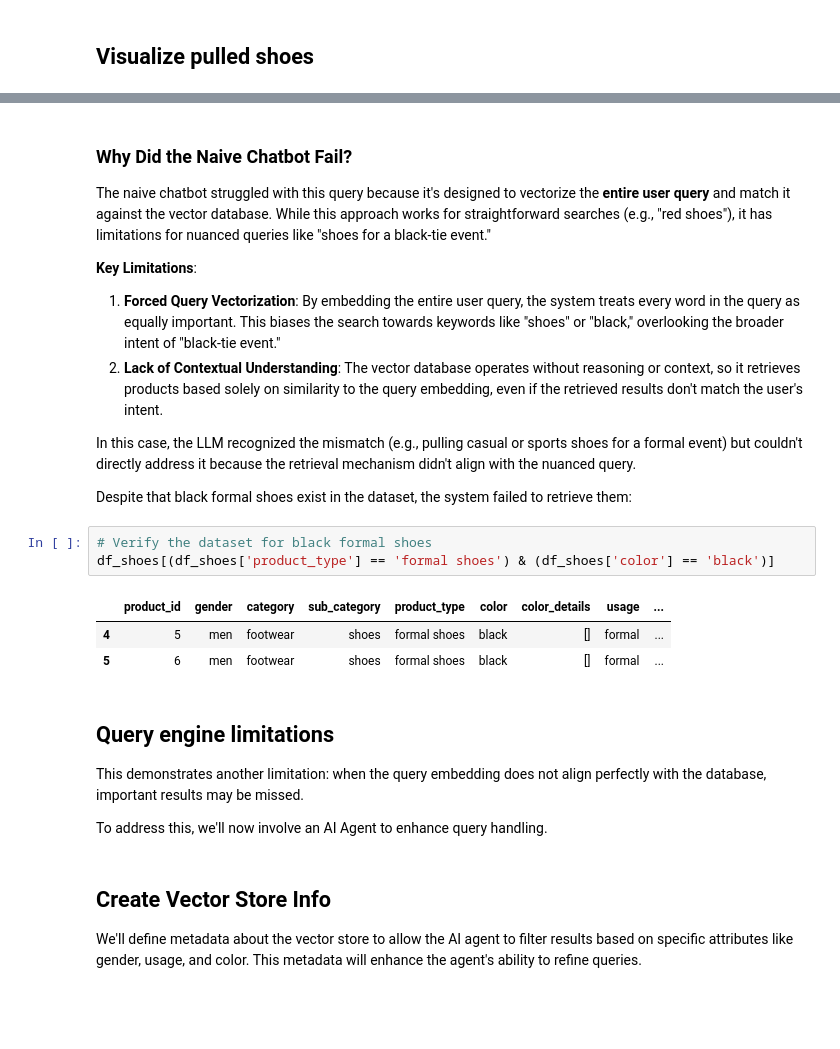
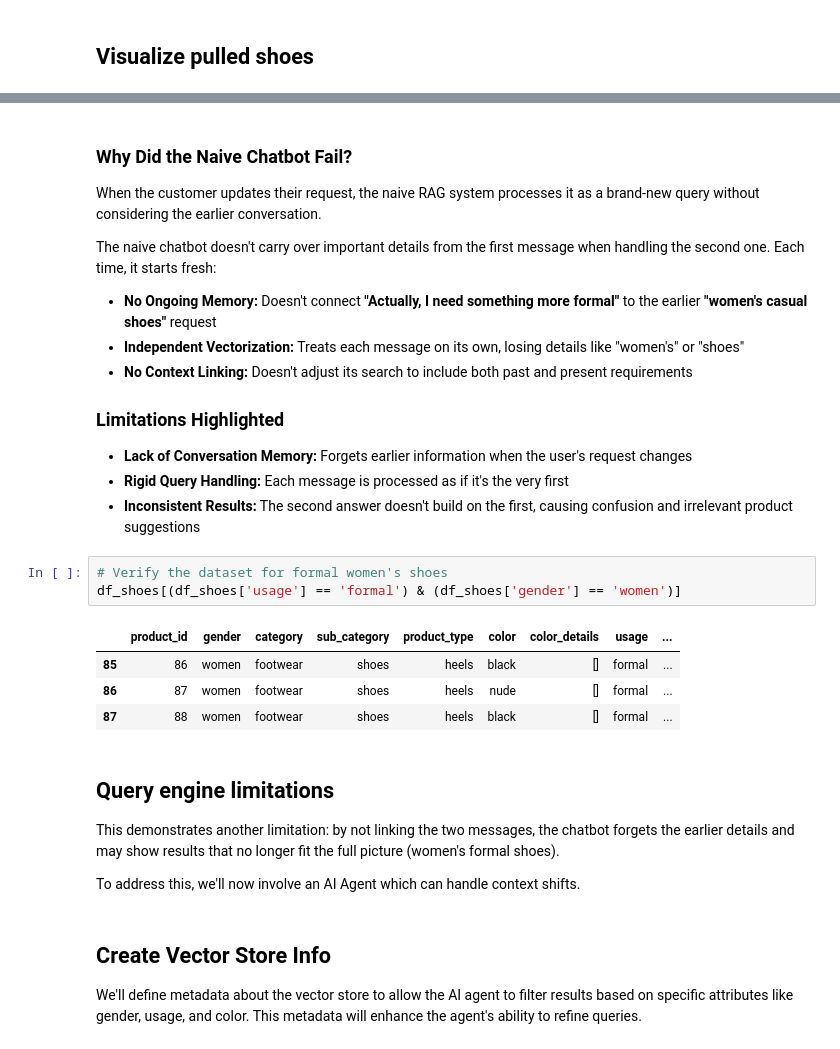
Before and after one commit to norahsakal/ai-agent-advent-calendar-2024, a Jupyter notebook: 2_dec.ipynb, the cells around one changed output, grey strips where cells are left out. Saved outputs shown, nothing was run; the diff lists cells and outputs as text; blank space fills up the shorter version.

```diff
--- a/1_dec.ipynb
+++ b/2_dec.ipynb
@@ -759,28 +796,33 @@ However, while the LLM correctly identifies that formal shoes are needed, it see
 # %% [markdown]
 ### Why Did the Naive Chatbot Fail?
 
-The naive chatbot struggled with this query because it's designed to vectorize the **entire user query** and match it against the vector database. While this approach works for straightforward searches (e.g., "red shoes"), it has limitations for nuanced queries like "shoes for a black-tie event."
+When the customer updates their request, the naive RAG system processes it as a brand-new query without considering the earlier conversation.
 
-**Key Limitations**:
-1. **Forced Query Vectorization**: By embedding the entire user query, the system treats every word in the query as equally important. This biases the search towards keywords like "shoes" or "black," overlooking the broader intent of "black-tie event."
-2. **Lack of Contextual Understanding**: The vector database operates without reasoning or context, so it retrieves products based solely on similarity to the query embedding, even if the retrieved results don't match the user's intent.
+The naive chatbot doesn't carry over important details from the first message when handling the second one. Each time, it starts fresh:
 
-In this case, the LLM recognized the mismatch (e.g., pulling casual or sports shoes for a formal event) but couldn't directly address it because the retrieval mechanism didn't align with the nuanced query.
+- **No Ongoing Memory:** Doesn't connect **"Actually, I need something more formal"** to the earlier **"women's casual shoes"** request
+- **Independent Vectorization:** Treats each message on its own, losing details like "women's" or "shoes"
+- **No Context Linking:** Doesn't adjust its search to include both past and present requirements
 
-Despite that black formal shoes exist in the dataset, the system failed to retrieve them:
+### Limitations Highlighted
+- **Lack of Conversation Memory:** Forgets earlier information when the user's request changes
+- **Rigid Query Handling:** Each message is processed as if it's the very first
+- **Inconsistent Results:** The second answer doesn't build on the first, causing confusion and irrelevant product suggestions
 # %%
-# Verify the dataset for black formal shoes
-df_shoes[(df_shoes['product_type'] == 'formal shoes') & (df_shoes['color'] == 'black')]
+# Verify the dataset for formal women's shoes
+df_shoes[(df_shoes['usage'] == 'formal') & (df_shoes['gender'] == 'women')]
 # %% [output]
 |  | product_id | gender | category | sub_category | product_type | color | color_details | usage | ... |
-| 4 | 5 | men | footwear | shoes | formal shoes | black | [] | formal | ... |
-| 5 | 6 | men | footwear | shoes | formal shoes | black | [] | formal | ... |
+| 85 | 86 | women | footwear | shoes | heels | black | [] | formal | ... |
+| 86 | 87 | women | footwear | shoes | heels | nude | [] | formal | ... |
+| 87 | 88 | women | footwear | shoes | heels | black | [] | formal | ... |
 # %% [markdown]
 ## Query engine limitations
 
-This demonstrates another limitation: when the query embedding does not align perfectly with the database, important results may be missed.
+This demonstrates another limitation: by not linking the two messages, the chatbot forgets the earlier details and may show results that no longer fit the full picture (women's formal shoes).
 
-To address this, we'll now involve an AI Agent to enhance query handling.
+
+To address this, we'll now involve an AI Agent which can handle context shifts.
 # %% [markdown]
 ## Create Vector Store Info
 
```
Also changed, not shown: parts of 43 cells of this notebook, 15 other files.
